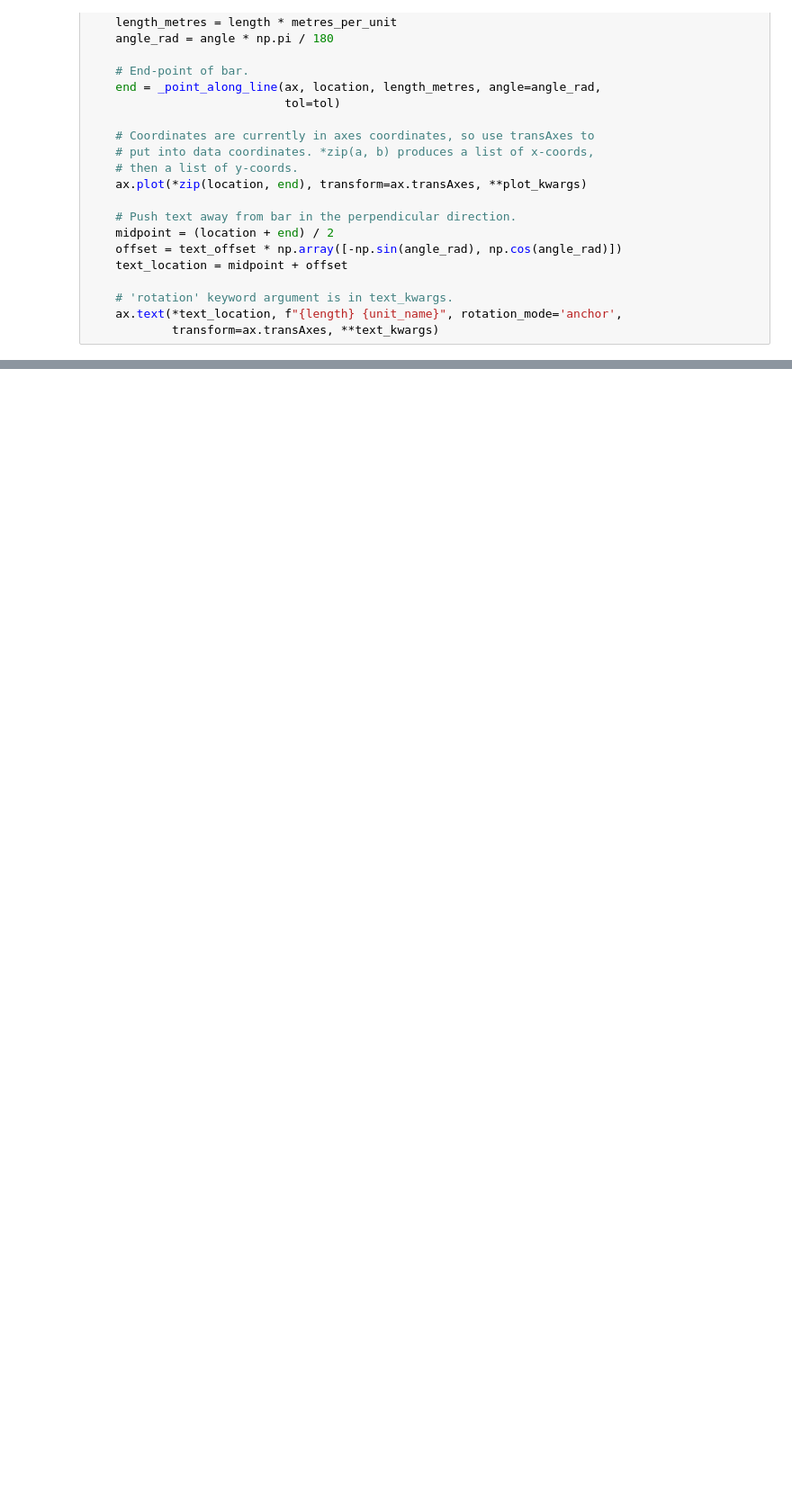
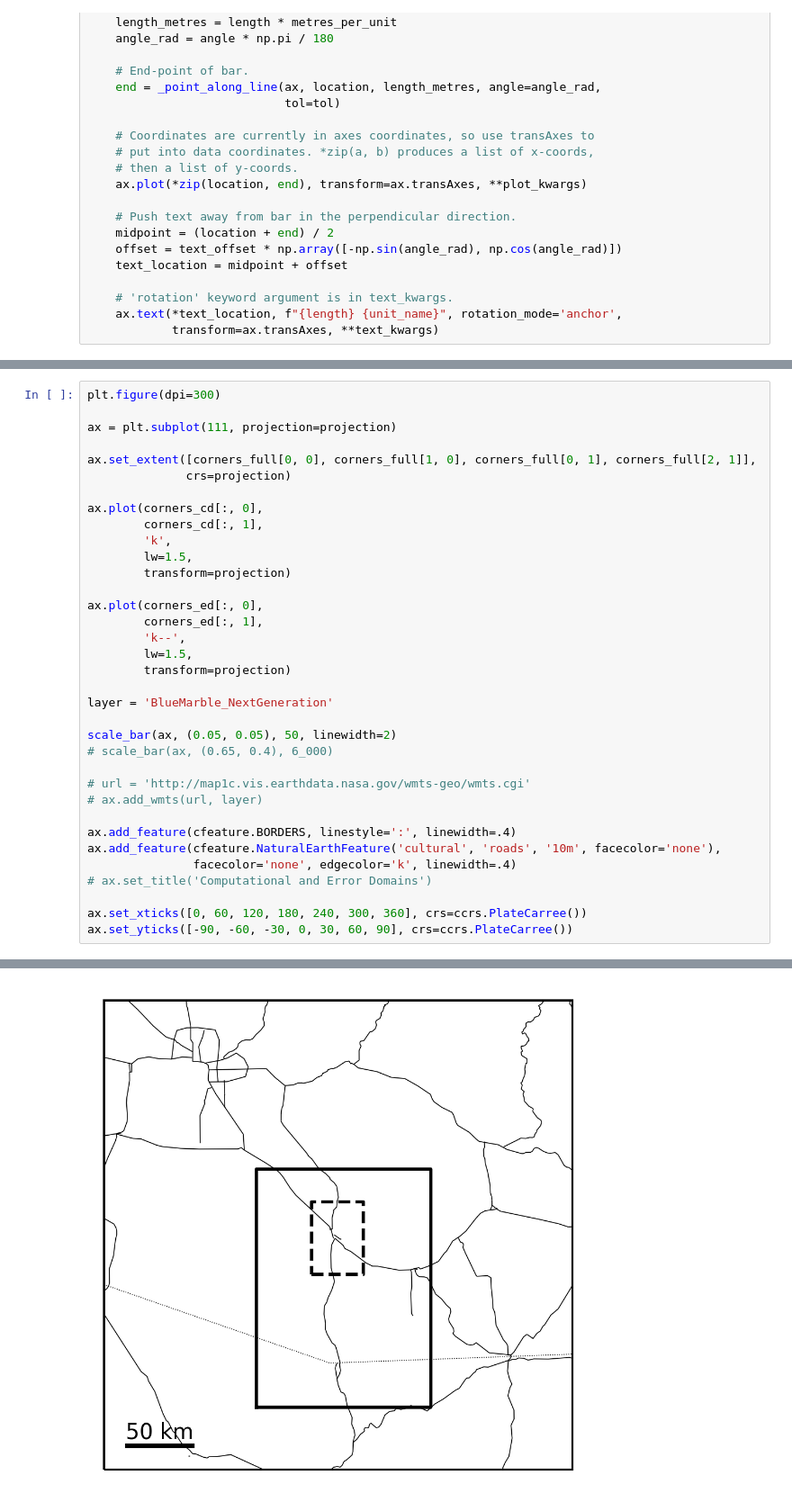
Before and after one commit to travisMharty/letkf_forecasting, a Jupyter notebook: notebooks/domains_figure.ipynb, the cells around one changed output, grey strips where cells are left out. Shown at 90% size. Drawn from its saved outputs; the diff is of its cells as text; blank space fills up the shorter version.

```diff
--- a/notebooks/domains_figure.ipynb
+++ b/notebooks/domains_figure.ipynb
@@ -274,0 +300,36 @@ ax.add_feature(cfeature.NaturalEarthFeature('cultural', 'roads', '10m', facecolo
+# %%
+plt.figure(dpi=300)
+
+ax = plt.subplot(111, projection=projection)
+
+ax.set_extent([corners_full[0, 0], corners_full[1, 0], corners_full[0, 1], corners_full[2, 1]],
+              crs=projection)
+
+ax.plot(corners_cd[:, 0],
+        corners_cd[:, 1],
+        'k',
+        lw=1.5,
+        transform=projection)
+
+ax.plot(corners_ed[:, 0],
+        corners_ed[:, 1],
+        'k--',
+        lw=1.5,
+        transform=projection)
+
+layer = 'BlueMarble_NextGeneration'
+
+scale_bar(ax, (0.05, 0.05), 50, linewidth=2)
+# scale_bar(ax, (0.65, 0.4), 6_000)
+
+# url = 'http://map1c.vis.earthdata.nasa.gov/wmts-geo/wmts.cgi'
+# ax.add_wmts(url, layer)
+
+ax.add_feature(cfeature.BORDERS, linestyle=':', linewidth=.4)
+ax.add_feature(cfeature.NaturalEarthFeature('cultural', 'roads', '10m', facecolor='none'),
+               facecolor='none', edgecolor='k', linewidth=.4)
+# ax.set_title('Computational and Error Domains')
+
+ax.set_xticks([0, 60, 120, 180, 240, 300, 360], crs=ccrs.PlateCarree())
+ax.set_yticks([-90, -60, -30, 0, 30, 60, 90], crs=ccrs.PlateCarree())
+# %% [output]
@@ -274,0 +337 @@ ax.add_feature(cfeature.NaturalEarthFeature('cultural', 'roads', '10m', facecolo
+[figure, added]
```
Also changed, not shown: parts of 3 cells of this notebook.
